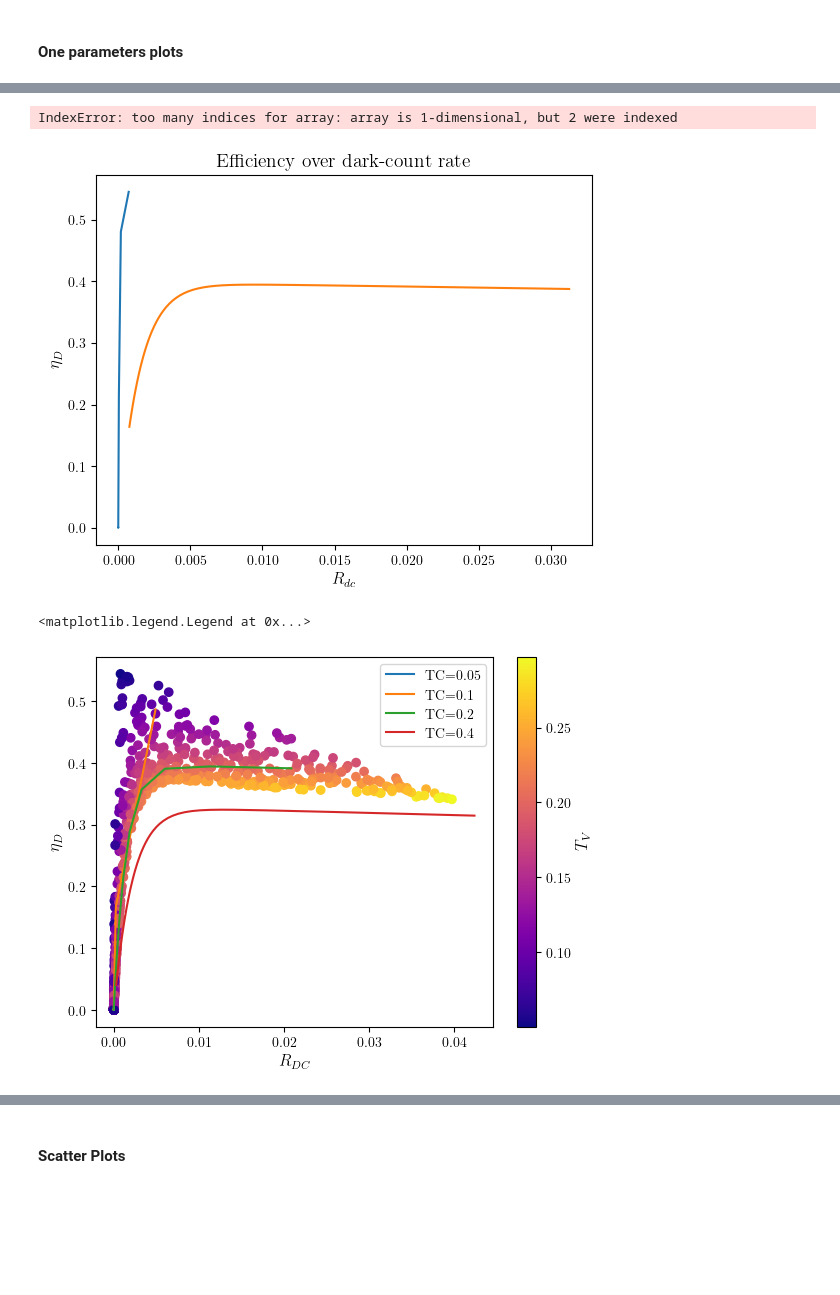
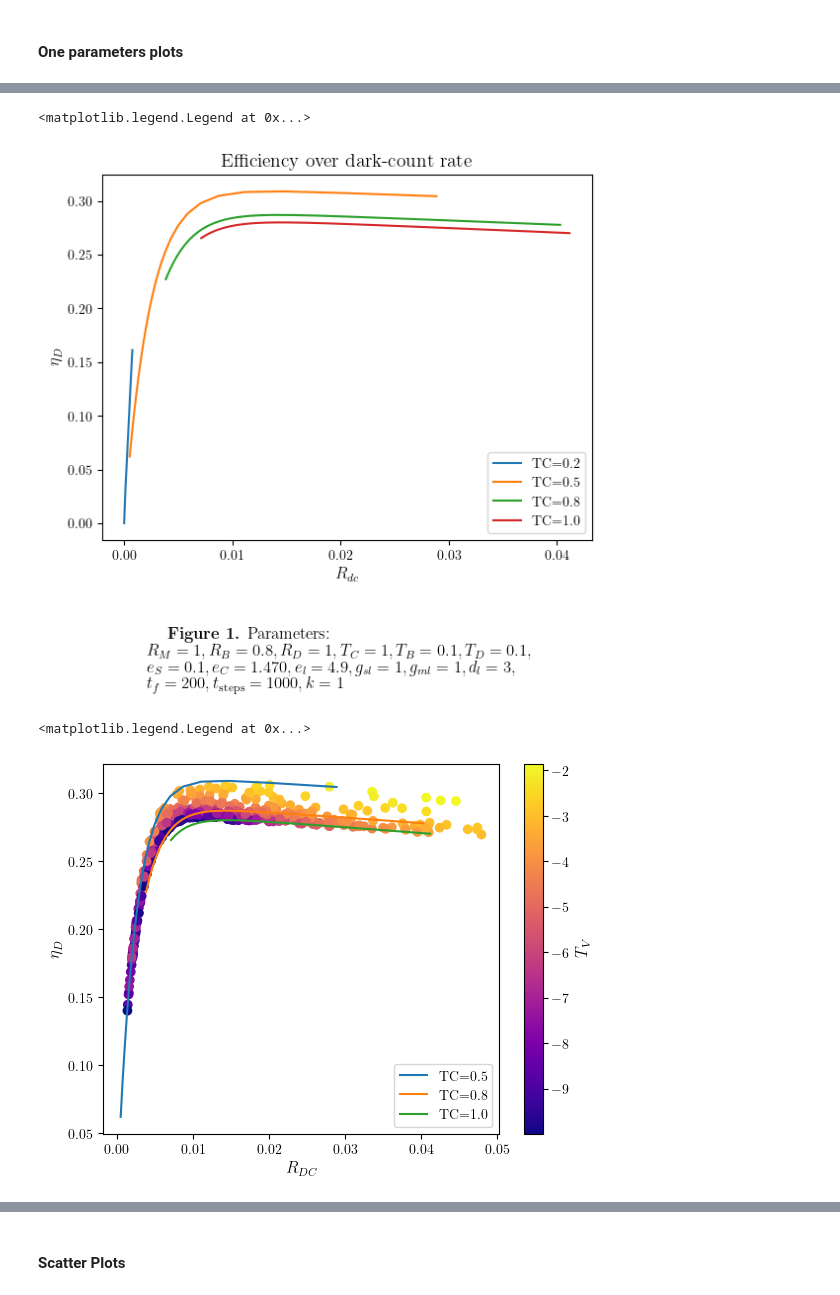
Before and after one commit to Emanuel-Schwarzhans/Quantum-detectors-as-autonomous-machines-assessing-the-thermodynamics-of-information-acquisit-co, a Jupyter notebook: thermal_single_photon_activation_amplification.ipynb, the cells around one changed output, grey strips where cells are left out. Drawn from its saved outputs; the diff is of its cells as text; code cells hidden in the pictures; blank space fills up the shorter version.

```diff
--- a/thermal_single_photon_activation_amplification.ipynb
+++ b/thermal_single_photon_activation_amplification.ipynb
@@ -350,8 +405,8 @@ KeyboardInterrupt:
 ## Generating dataset
 
 data=[]
-for TC in [0.05,0.2,0.4]:
+for TC in [0.15,0.2,0.25,0.3]:
     parameters["TC"]=TC
     parameters["Tb"]=parameters["TC"]
     parameters["Td"]=parameters["TC"]
-    data.append(get_FoM_vari_one_parameter(parameters,"TV",np.linspace(-1,0.05,200)))
+    data.append(get_FoM_vari_one_parameter(parameters,"TV",np.linspace(-10,0.001,200)))
@@ -471,28 +469,28 @@ data.append(get_FoM_vari_one_parameter(parameters,"TV",np.linspace(-20,0.01,200)
 # %%
 fig, ax = plt.subplots()
 ax.set_xlabel("$R_{dc}$")
 ax.set_ylabel("$\eta_D$")
 plt.title("Efficiency over dark-count rate")
 for i in range(len(data)):
-    plt.plot(np.array(data[i]) [:,out_index("dark count rate")],np.array(data[i])[:,out_index("efficiency")],label="TC="+str(np.array(data[i])[0,out_index("TC")]))
+    plt.plot(np.array(data[i]) [:-2,out_index("dark count rate")],np.array(data[i])[:-2,out_index("efficiency")],label="TC="+str(np.array(data[i])[0,out_index("TC")]))
 
 # Add a caption
 # caption = (r"\textbf{Figure 1.} parameters: "
 #            fr"$R_M$={rateM}, $R_B$={rateB}, $R_D$={rateD}, $T_H$={TH}, $T_C$={TC}, $T_B$={Tb}, $T_D$={Td},"
 #            r" \\ \quad"fr"$e_S$={e_s}, $e_C${e_C:.3f}, $e_l$={e_l}, "r"$g_{sl}$="fr"{g_sl}, "r"$g_{ml}$="fr"{g_ml}, $d_l$={d_l}, $t_f=${t_f}, "r"$t_\mathrm{steps}=$"fr"{t_steps}, $k=${k}")
 caption = (
     r"\textbf{Figure 1.} Parameters: \\"
     fr"$R_M={rateM}, R_B={rateB}, R_D={rateD}, T_C={TC}, T_B={Tb}, T_D={Td},$ \\"
     r"\quad "
     fr"$e_S={e_s}, e_C={e_C:.3f}, e_l={e_l}, g_{{sl}}={g_sl}, g_{{ml}}={g_ml}, d_l={d_l},$ \\"
     fr"$t_f={t_f}, t_{{\mathrm{{steps}}}}={t_steps}, k={k}$"
 )
 
 plt.figtext(0.5, -0.1, caption, wrap=True, horizontalalignment='center', fontsize=12)
 plt.legend()
 # %% [output]
-IndexError: too many indices for array: array is 1-dimensional, but 2 were indexed
+<matplotlib.legend.Legend at 0x...>
-[figure, old version]
+[figure, new version]
 # %%
 # condition = (dset[:, out_index("TC")] < 0.15) & (dset[:, out_index("TC")] >= 0.12)
 dset=qload("FOM_fixed_d_RB_variing_TC_TV_v1")
@@ -505,7 +503,7 @@ dset=np.array(dset)
 # condition =  (dset[:, out_index("T")] <  0.22)& (dset[:, out_index("rateB")] >  0.2)
 
 condition = dset[:, out_index("k")] == 1
-# condition &=(dset[:, out_index("TV")] > -0.2)
+condition &=(dset[:, out_index("TC")] > 0.5)
 # condition &=(dset[:, out_index("efficiency")] > 0.54)
 # condition &=  (dset[:, out_index("rateB")] <  0.801)& (dset[:, out_index("rateB")] >  0.8)
 FOM_LHC_sampling=dset
@@ -522,14 +520,14 @@ ax.set_ylabel("$\eta_D$")
 plt.title("")
 scatter=plt.scatter(np.array(FOM_LHC_sampling)[:,out_index("dark count rate")],
                     np.array(FOM_LHC_sampling)[:,out_index("efficiency")],
-                c=np.array(FOM_LHC_sampling)[:,out_index("TC")],cmap='plasma')
+                c=np.array(FOM_LHC_sampling)[:,out_index("TV")],cmap='plasma')
 
-for i in range(len(data)):
-    plt.plot(np.array(data[i]) [:,out_index("dark count rate")],np.array(data[i])[:,out_index("efficiency")],label="TC="+str(np.array(data[i])[0,out_index("TC")]))
+for i in range(1,len(data)):
+    plt.plot(np.array(data[i]) [:-2,out_index("dark count rate")],np.array(data[i])[:-2,out_index("efficiency")],label="TC="+str(np.array(data[i])[0,out_index("TC")]))
 
 
 plt.colorbar(scatter, label="$T_V$")
 plt.legend()
 # %% [output]
 <matplotlib.legend.Legend at 0x...>
-[figure, old version]
+[figure, new version]
```
Also changed, not shown: parts of 23 cells of this notebook, 3 other files.
